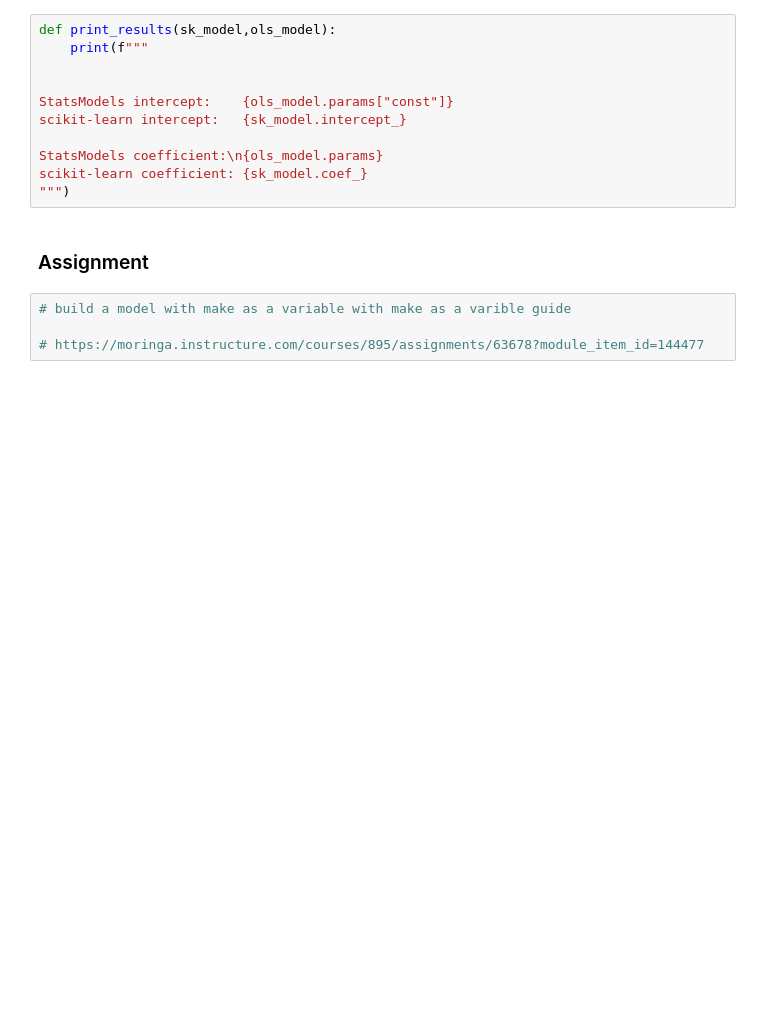
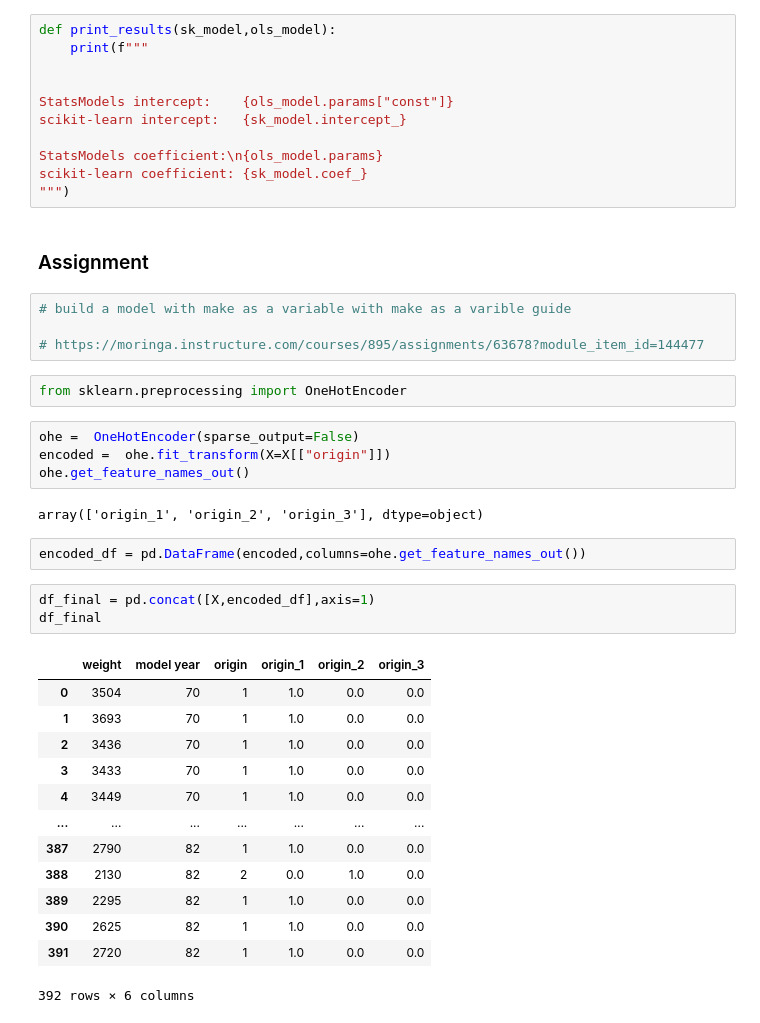
Before and after one commit to karusamuel/Categorical_Variables_intro, a Jupyter notebook: index.ipynb, the cells around one changed output. Cells and saved outputs as stored; diff of their text form; blank space fills up the shorter version.

```diff
--- a/index.ipynb
+++ b/index.ipynb
@@ -166,3 +264,30 @@ scikit-learn coefficient: {sk_model.coef_}
 # build a model with make as a variable with make as a varible guide
 
 # https://moringa.instructure.com/courses/895/assignments/63678?module_item_id=144477
+# %%
+from sklearn.preprocessing import OneHotEncoder
+# %%
+ohe =  OneHotEncoder(sparse_output=False)
+encoded =  ohe.fit_transform(X=X[["origin"]])
+ohe.get_feature_names_out()
+# %% [output]
+array(['origin_1', 'origin_2', 'origin_3'], dtype=object)
+# %%
+encoded_df = pd.DataFrame(encoded,columns=ohe.get_feature_names_out())
+# %%
+df_final = pd.concat([X,encoded_df],axis=1)
+df_final
+# %% [output]
+|  | weight | model year | origin | origin_1 | origin_2 | origin_3 |
+| 0 | 3504 | 70 | 1 | 1.0 | 0.0 | 0.0 |
+| 1 | 3693 | 70 | 1 | 1.0 | 0.0 | 0.0 |
+| 2 | 3436 | 70 | 1 | 1.0 | 0.0 | 0.0 |
+| 3 | 3433 | 70 | 1 | 1.0 | 0.0 | 0.0 |
+| 4 | 3449 | 70 | 1 | 1.0 | 0.0 | 0.0 |
+| ... | ... | ... | ... | ... | ... | ... |
+| 387 | 2790 | 82 | 1 | 1.0 | 0.0 | 0.0 |
+| 388 | 2130 | 82 | 2 | 0.0 | 1.0 | 0.0 |
+| 389 | 2295 | 82 | 1 | 1.0 | 0.0 | 0.0 |
+| 390 | 2625 | 82 | 1 | 1.0 | 0.0 | 0.0 |
+| 391 | 2720 | 82 | 1 | 1.0 | 0.0 | 0.0 |
+392 rows × 6 columns
```
Also changed, not shown: parts of 11 cells of this notebook.
